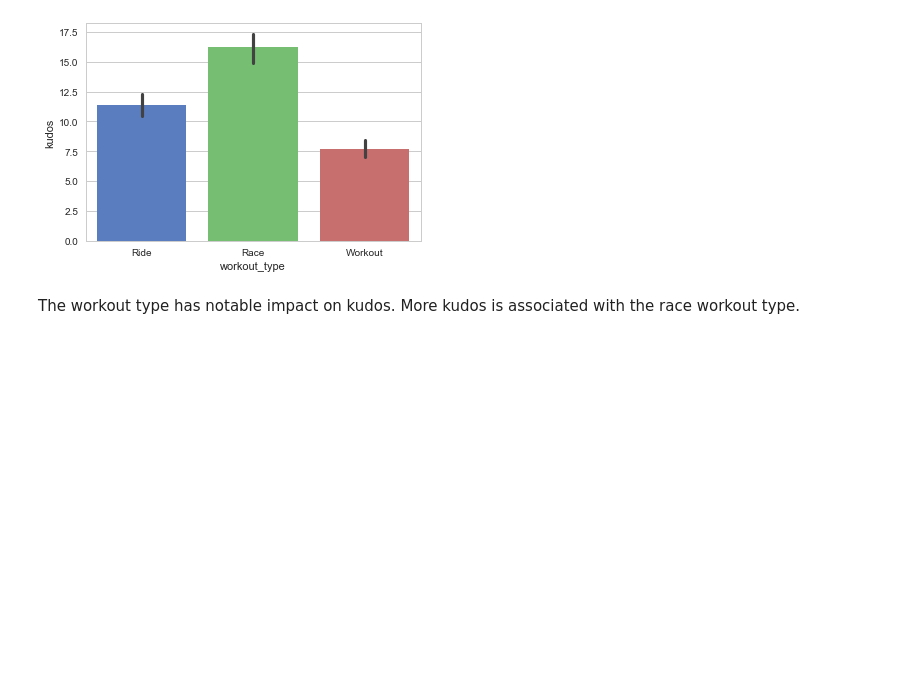
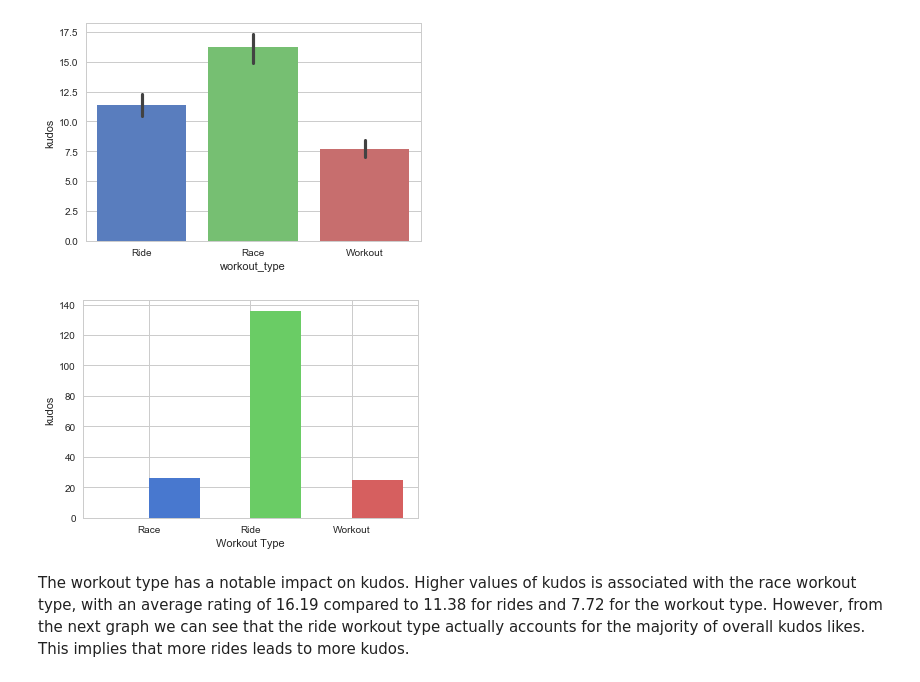
Before and after one commit to arianaroz/comp257-portfolio-2019, a Jupyter notebook: Portfolio 1.ipynb, the cells around one changed output. Cells and saved outputs as stored; diff of their text form; code cells hidden in the pictures; blank space fills up the shorter version.

```diff
--- a/Portfolio 1.ipynb
+++ b/Portfolio 1.ipynb
@@ -264,5 +258,15 @@ sns.barplot(x='workout_type', y='kudos', data=kudos)
 # %% [output]
 <matplotlib.axes._subplots.AxesSubplot at 0x...>
 [figure]
-# %% [markdown]
-The workout type has notable impact on kudos. More kudos is associated with the race workout type.
+# %%
+race.workout_type.hist(normed=0, histtype='stepfilled', bins=2)
+ride.workout_type.hist(normed=0, histtype='stepfilled', bins=2)
+workout.workout_type.hist(normed=0, histtype='stepfilled',bins=2)
+
+plt.xlabel('Workout Type')
+plt.ylabel('kudos')
+plt.show()
+# %% [output]
+[figure, added]
+# %% [markdown]
+The workout type has a notable impact on kudos. Higher values of kudos is associated with the race workout type, with an average rating of 16.19 compared to 11.38 for rides and 7.72 for the workout type. However, from the next graph we can see that the ride workout type actually accounts for the majority of overall kudos likes. This implies that more rides leads to more kudos.
```
Also changed, not shown: parts of 11 cells of this notebook.
